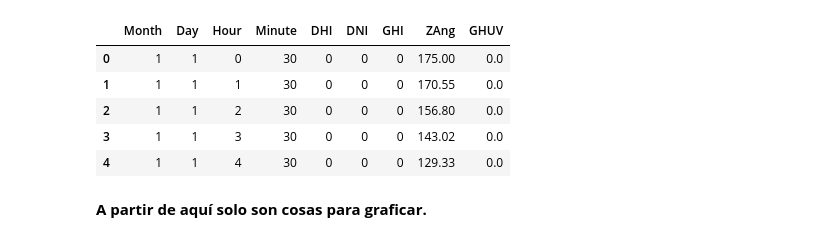
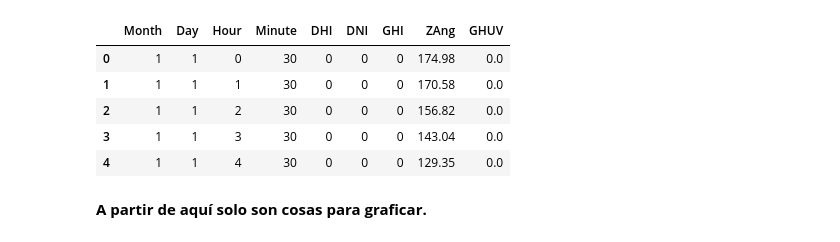
Before and after one commit to gaciaza2015/CuerpoNegro, a Jupyter notebook: DCI2.ipynb, the cells around one changed output. Drawn from its saved outputs; the diff is of its cells as text; code cells hidden in the pictures.

```diff
--- a/DCI2.ipynb
+++ b/DCI2.ipynb
@@ -14,19 +14,19 @@ Mounted at /content/drive
 # %%
-year = 1                                                                 #Cambiar año y ejecutar todo 0 <- 2015, 1<- 2016... etc
+year = 0                                                               #Cambiar año y ejecutar todo 0 <- 2015, 1<- 2016... etc
 auxy = [2015,2016,2017,2018,2019]
 data = [0 for i in range(len(auxy))]
-for i in range(len(auxy)):
-  data[i] = pd.read_csv("drive/MyDrive/Colab Notebooks/570486_21_17_-101_70_"+str(auxy[i])+".csv",skiprows = 2,usecols= [1,2,3,4,5,6,7,13,23])
+for i,a in enumerate(auxy):
+  data[i] = pd.read_csv("drive/MyDrive/Colab Notebooks/570486_21_17_-101_70_"+str(a)+".csv",skiprows = 2,usecols= [1,2,3,4,5,6,7,13,22])
 colnam = ['Month','Day','Hour','Minute','DHI','DNI','GHI','ZAng','GHUV']
 for i in range(len(auxy)): data[i].columns = colnam
 data[year].head()
 # %% [output]
 |  | Month | Day | Hour | Minute | DHI | DNI | GHI | ZAng | GHUV |
-| 0 | 1 | 1 | 0 | 30 | 0 | 0 | 0 | 175.00 | 0.0 |
-| 1 | 1 | 1 | 1 | 30 | 0 | 0 | 0 | 170.55 | 0.0 |
-| 2 | 1 | 1 | 2 | 30 | 0 | 0 | 0 | 156.80 | 0.0 |
-| 3 | 1 | 1 | 3 | 30 | 0 | 0 | 0 | 143.02 | 0.0 |
-| 4 | 1 | 1 | 4 | 30 | 0 | 0 | 0 | 129.33 | 0.0 |
+| 0 | 1 | 1 | 0 | 30 | 0 | 0 | 0 | 174.98 | 0.0 |
+| 1 | 1 | 1 | 1 | 30 | 0 | 0 | 0 | 170.58 | 0.0 |
+| 2 | 1 | 1 | 2 | 30 | 0 | 0 | 0 | 156.82 | 0.0 |
+| 3 | 1 | 1 | 3 | 30 | 0 | 0 | 0 | 143.04 | 0.0 |
+| 4 | 1 | 1 | 4 | 30 | 0 | 0 | 0 | 129.35 | 0.0 |
 # %%
 def ansuz(dat):
     tempDHI,tempDNI,tempGHI,tempFD,tempIC,tempGHUV = [[] for i in range(12)],[[] for i in range(12)],[[] for i in range(12)],[0 for i in range(12)],[0 for i in range(12)],[[] for i in range(12)]
```
Also changed, not shown: parts of 18 cells of this notebook.
